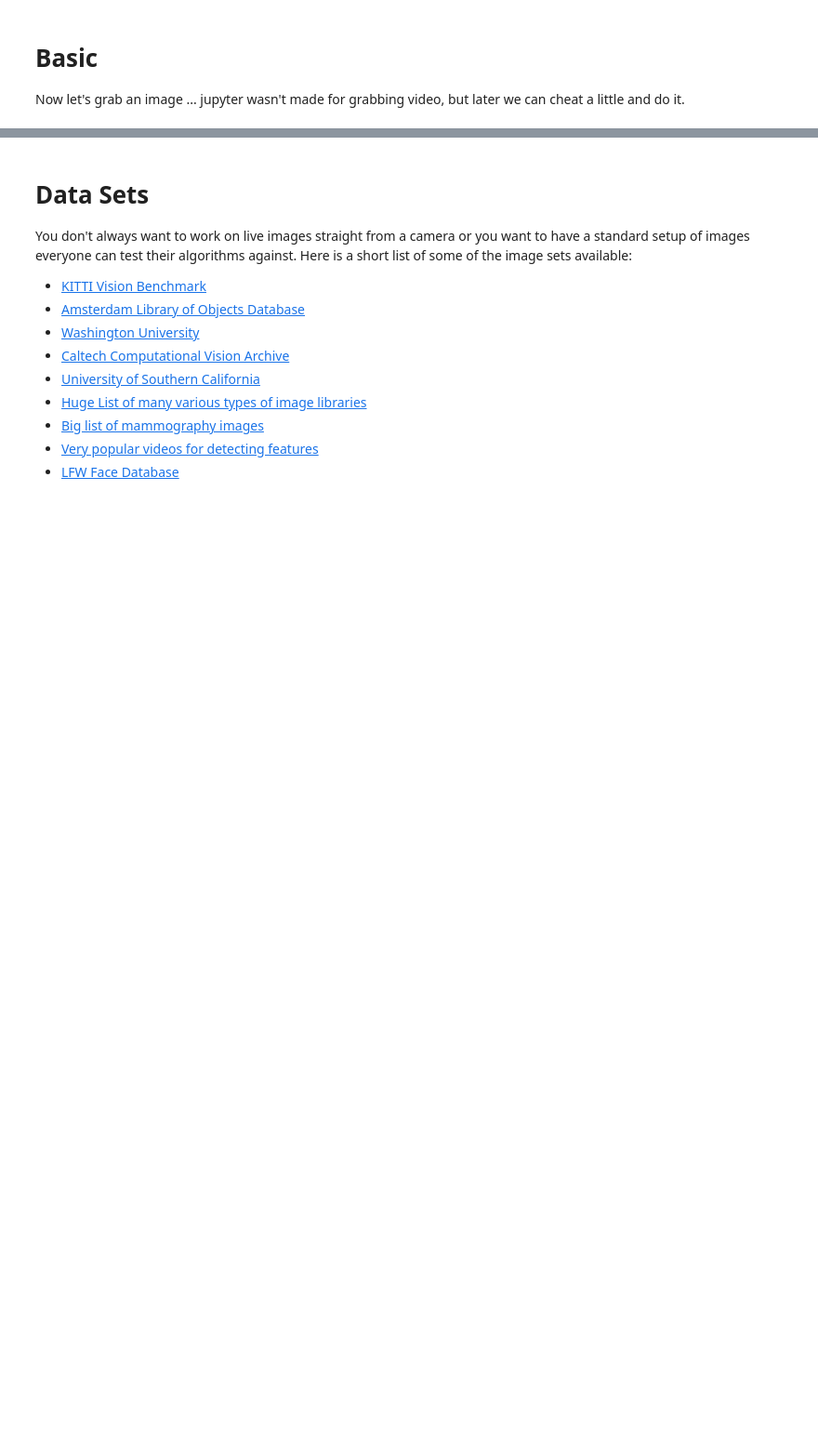
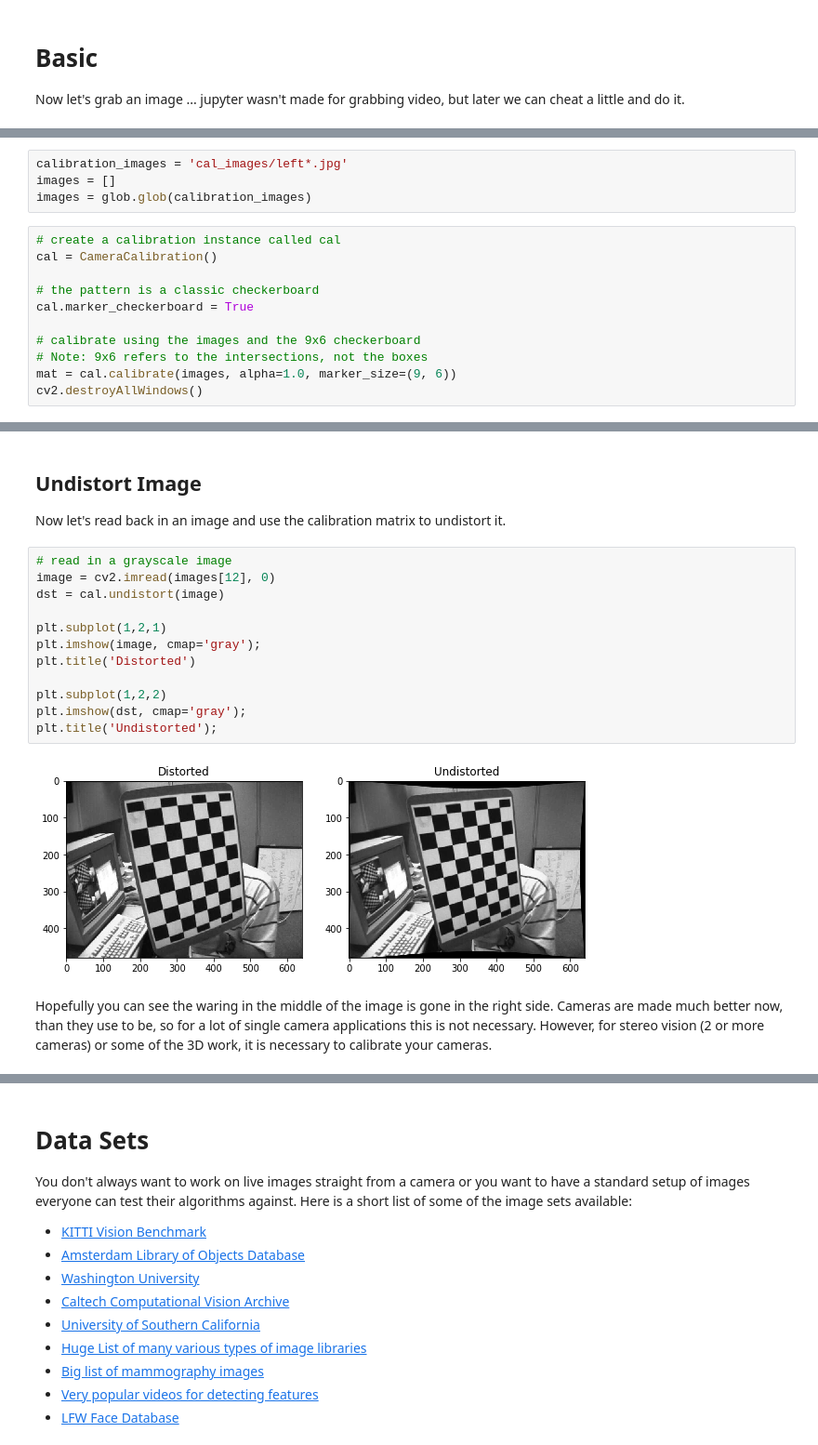
Before and after one commit to MarsUniversity/ece387-robotics, a Jupyter notebook: website/block_3_vision/lsn17/lsn17-camera.ipynb, the cells around one changed output, grey strips where cells are left out. Shown at 93% size. Cells and saved outputs as stored; diff of their text form; blank space fills up the shorter version.

Commit message:
more updates to vision

```diff
--- a/website/block_3_vision/lsn17/lsn17-camera.ipynb
+++ b/website/block_3_vision/lsn17/lsn17-camera.ipynb
@@ -187,0 +200,15 @@ However, there are always little distortions in the lense that break this model.
+# %%
+calibration_images = 'cal_images/left*.jpg'
+images = []
+images = glob.glob(calibration_images)
+# %%
+# create a calibration instance called cal
+cal = CameraCalibration()
+
+# the pattern is a classic checkerboard
+cal.marker_checkerboard = True
+
+# calibrate using the images and the 9x6 checkerboard
+# Note: 9x6 refers to the intersections, not the boxes
+mat = cal.calibrate(images, alpha=1.0, marker_size=(9, 6))
+cv2.destroyAllWindows()
@@ -187,0 +241,20 @@ However, there are always little distortions in the lense that break this model.
+# %% [markdown]
+## Undistort Image
+
+Now let's read back in an image and use the calibration matrix to undistort it.
+# %%
+# read in a grayscale image
+image = cv2.imread(images[12], 0)
+dst = cal.undistort(image)
+
+plt.subplot(1,2,1)
+plt.imshow(image, cmap='gray');
+plt.title('Distorted')
+
+plt.subplot(1,2,2)
+plt.imshow(dst, cmap='gray');
+plt.title('Undistorted');
+# %% [output]
+[figure, added]
+# %% [markdown]
+Hopefully you can see the waring in the middle of the image is gone in the right side. Cameras are made much better now, than they use to be, so for a lot of single camera applications this is not necessary. However, for stereo vision (2 or more cameras) or some of the 3D work, it is necessary to calibrate your cameras.
```
Also changed, not shown: parts of 12 cells of this notebook, 2 other files.
